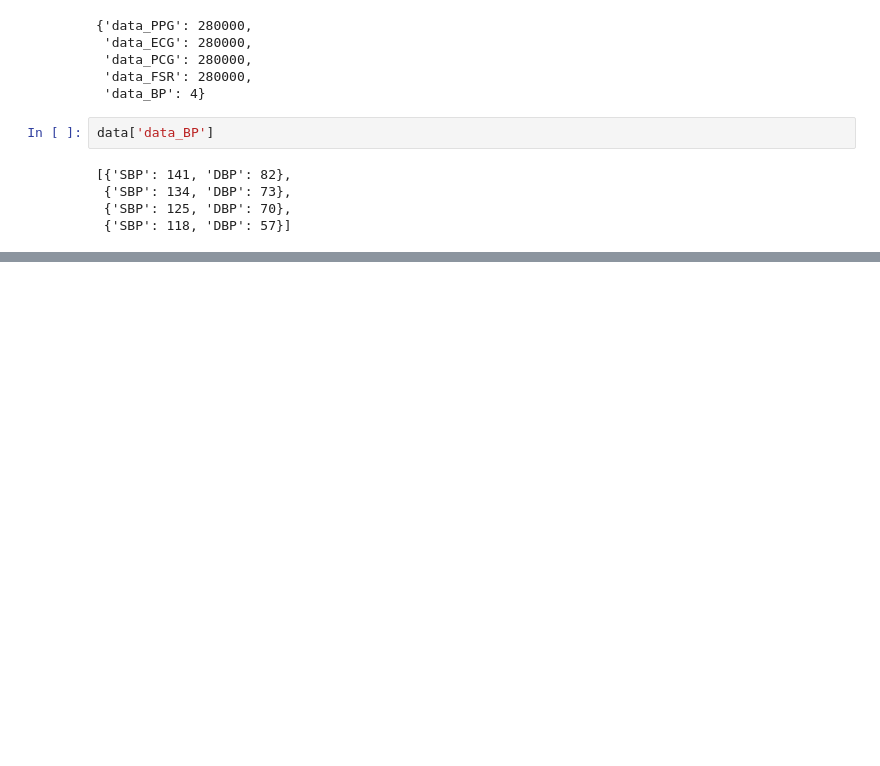
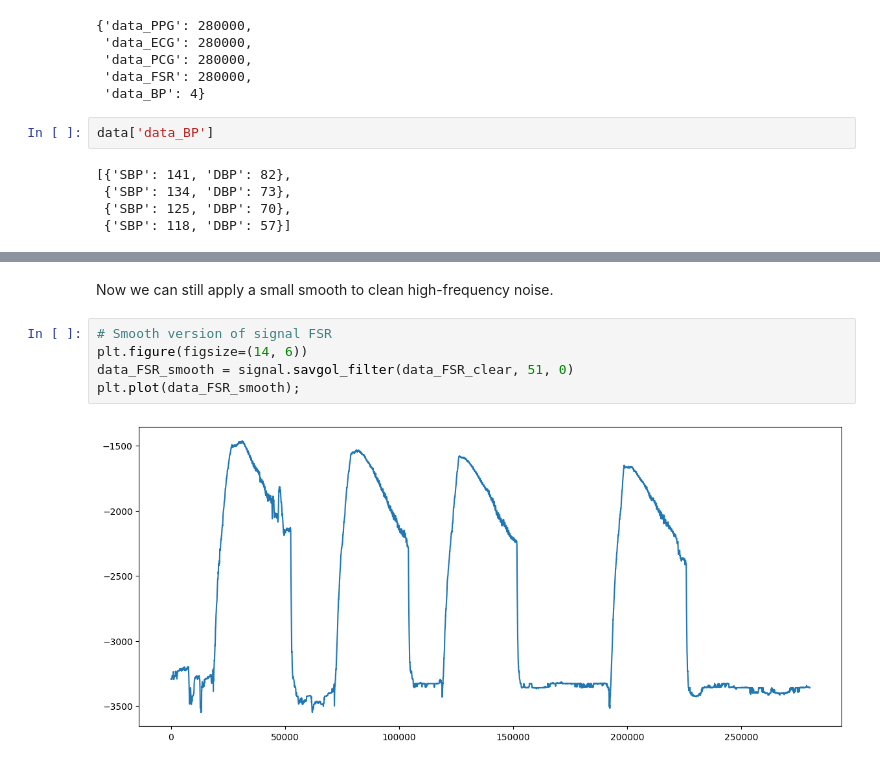
Before and after one commit to Ragul-SL/Non-Invasive-BloodPressure, a Jupyter notebook: Estimate_BP.ipynb, the cells around one changed output, grey strips where cells are left out. Saved outputs shown, nothing was run; the diff lists cells and outputs as text; blank space fills up the shorter version.

```diff
--- a/Estimate_BP.ipynb
+++ b/Estimate_BP.ipynb
@@ -34,0 +90,9 @@ data['data_BP']
+# %% [markdown]
+Now we can still apply a small smooth to clean high-frequency noise.
+# %%
+# Smooth version of signal FSR
+plt.figure(figsize=(14, 6))
+data_FSR_smooth = signal.savgol_filter(data_FSR_clear, 51, 0)
+plt.plot(data_FSR_smooth);
+# %% [output]
+[figure, added]
```
Also changed, not shown: parts of 16 cells of this notebook.
